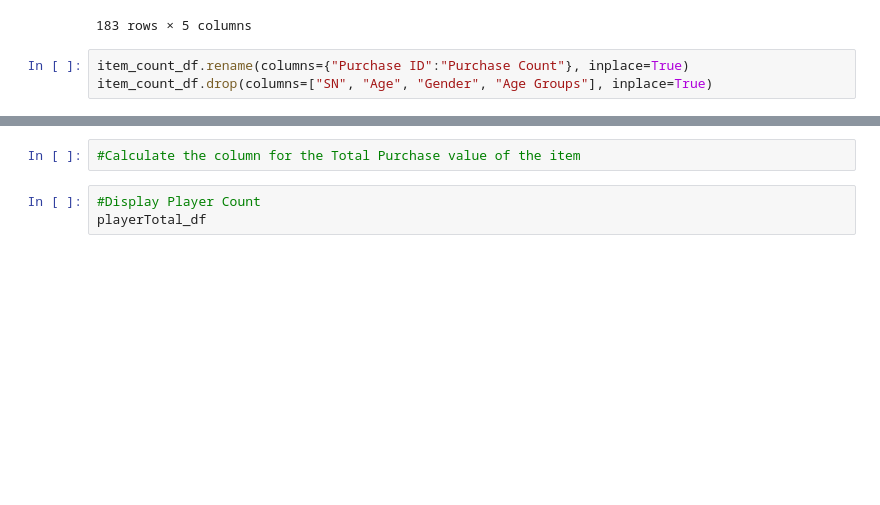
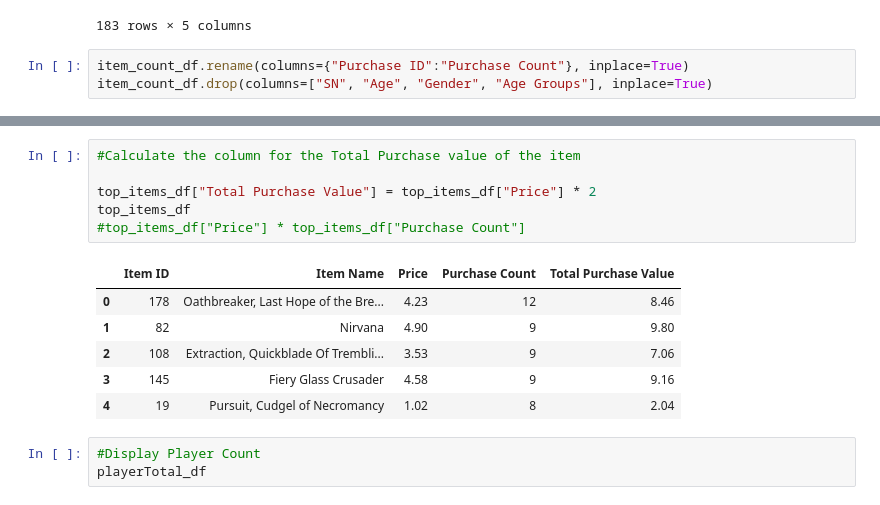
Before and after one commit to LongPatrol/pandas-challenge, a Jupyter notebook: HeroesOfPymoli/Notebook.ipynb, the cells around one changed output, grey strips where cells are left out. Drawn from its saved outputs; the diff is of its cells as text; blank space fills up the shorter version.

```diff
--- a/HeroesOfPymoli/Notebook.ipynb
+++ b/HeroesOfPymoli/Notebook.ipynb
@@ -227,5 +227,16 @@ top_items_df
 # %%
 #Calculate the column for the Total Purchase value of the item
+
+top_items_df["Total Purchase Value"] = top_items_df["Price"] * 2
+top_items_df
+#top_items_df["Price"] * top_items_df["Purchase Count"]
+# %% [output]
+|  | Item ID | Item Name | Price | Purchase Count | Total Purchase Value |
+| 0 | 178 | Oathbreaker, Last Hope of the Bre... | 4.23 | 12 | 8.46 |
+| 1 | 82 | Nirvana | 4.90 | 9 | 9.80 |
+| 2 | 108 | Extraction, Quickblade Of Trembli... | 3.53 | 9 | 7.06 |
+| 3 | 145 | Fiery Glass Crusader | 4.58 | 9 | 9.16 |
+| 4 | 19 | Pursuit, Cudgel of Necromancy | 1.02 | 8 | 2.04 |
 # %%
 #Display Player Count
 playerTotal_df
```
Also changed, not shown: parts of 1 cell of this notebook.
